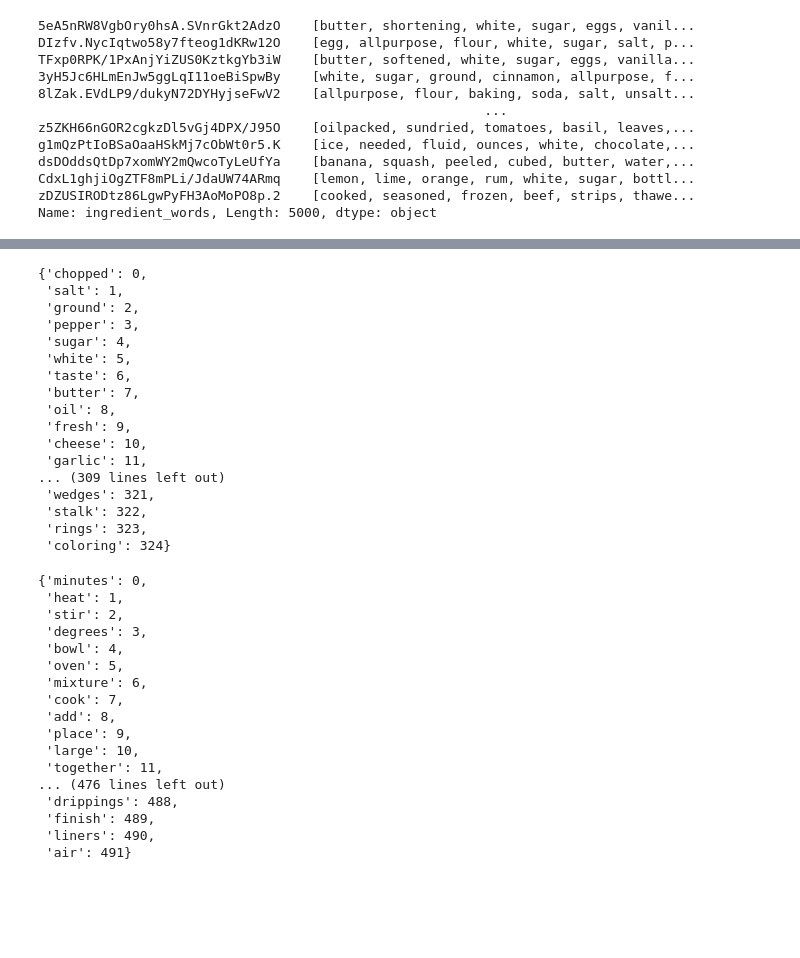
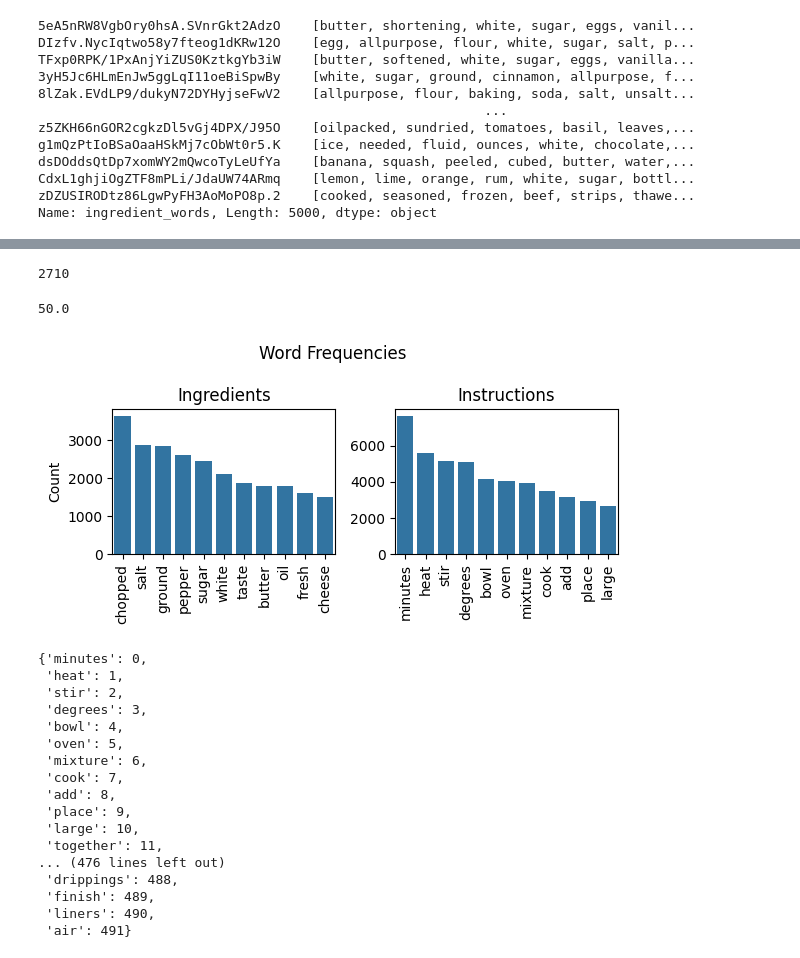
Before and after one commit to nmreimer/networksci2024recipe, a Jupyter notebook: workingthings.ipynb, the cells around one changed output, grey strips where cells are left out. Saved outputs shown, nothing was run; the diff lists cells and outputs as text; code cells hidden in the pictures; blank space fills up the shorter version.

```diff
--- a/workingthings.ipynb
+++ b/workingthings.ipynb
@@ -40,16 +45,16 @@ ingredient_units = {'inch', 'ml', 'milliliter','milliliters','liters','teaspoons
 # %%
-stop_words = set(stopwords.words("english"))
-stop_words = stop_words.union(ingredient_units)
+# stop_words = set(stopwords.words("english"))
+# stop_words = stop_words.union(ingredient_units)
 
-def filter_stop_words(words):
-    output = list()
-    for word in words:
-        if word.casefold() not in stop_words:
-            output.append(word)
-    return(output)
+# def filter_stop_words(words):
+#     output = list()
+#     for word in words:
+#         if word.casefold() not in stop_words:
+#             output.append(word)
+#     return(output)
 
-data["instruction_words"] = data["instruction_words"].apply(filter_stop_words)
-data["ingredient_words"] = data["ingredient_words"].apply(filter_stop_words)
+# data["instruction_words"] = data["instruction_words"].apply(filter_stop_words)
+# data["ingredient_words"] = data["ingredient_words"].apply(filter_stop_words)
 data['index'] = data.index
 data.to_csv("data_small.csv")
 # %%
@@ -93,3 +78,7 @@ all_ingredient_words
+# %%
+len(FreqDist(all_ingredient_words).items())
+# %% [output]
+2710
 # %%
 # Instructions
 common_instruction_words = []
@@ -118,26 +107,39 @@ common_ingredient_words = sorted(common_ingredient_words, key=lambda x: x[1], re
 common_ingredient_words_dict = {}
 for i in range(len(common_ingredient_words)):
     common_ingredient_words_dict[common_ingredient_words[i][0]] = i
-# %%
-common_ingredient_words_dict
-# %% [output]
-{'chopped': 0,
- 'salt': 1,
- 'ground': 2,
- 'pepper': 3,
- 'sugar': 4,
- 'white': 5,
- 'taste': 6,
- 'butter': 7,
- 'oil': 8,
- 'fresh': 9,
- 'cheese': 10,
- 'garlic': 11,
-... (309 lines left out)
- 'wedges': 321,
- 'stalk': 322,
- 'rings': 323,
- 'coloring': 324}
+# %%
+len(data)*.01
+# %% [output]
+50.0
+# %%
+import matplotlib.pyplot as plt
+import seaborn as sns
+ingred = ((pd.DataFrame({a:[b] for a, b in common_ingredient_words})).T.reset_index())
+ingred = ingred[ingred[0] > 1500]
+
+inst = ((pd.DataFrame({a:[b] for a, b in common_instruction_words})).T.reset_index())
+inst = inst[inst[0] > 2500]
+
+fig, axes = plt.subplots(nrows=1, ncols=2, figsize=(6, 3))
+
+a = sns.barplot(y=ingred[0], x=ingred['index'], ax = axes[0])
+axes[0].tick_params(axis='x', rotation=90)
+a.set_xlabel("")
+a.set_ylabel("Count")
+a.set_title("Ingredients")
+
+b = sns.barplot(y=inst[0], x=inst['index'], ax = axes[1])
+axes[1].tick_params(axis='x', rotation=90)
+b.set_xlabel("")
+b.set_ylabel("")
+b.set_title("Instructions")
+
+fig.suptitle("Word Frequencies")
+fig.tight_layout()
+
+plt.savefig('figs/original_wordcounts.pdf')
+# %% [output]
+[figure, added]
 # %%
 common_instruction_words_dict
 # %% [output]
```
Also changed, not shown: parts of 29 cells of this notebook, 6 other files.
